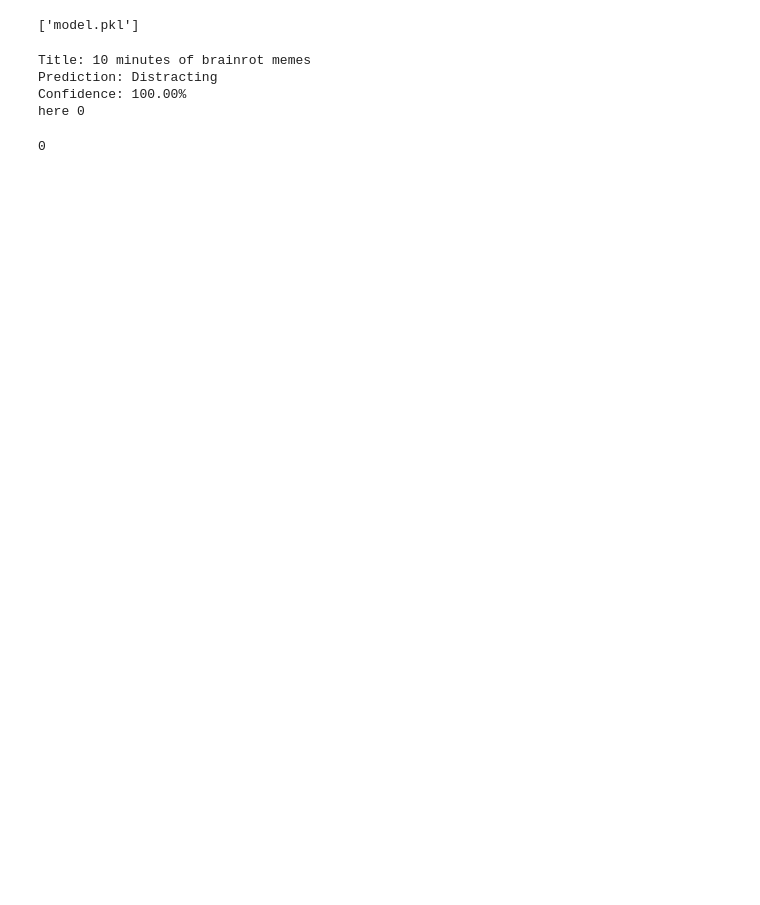
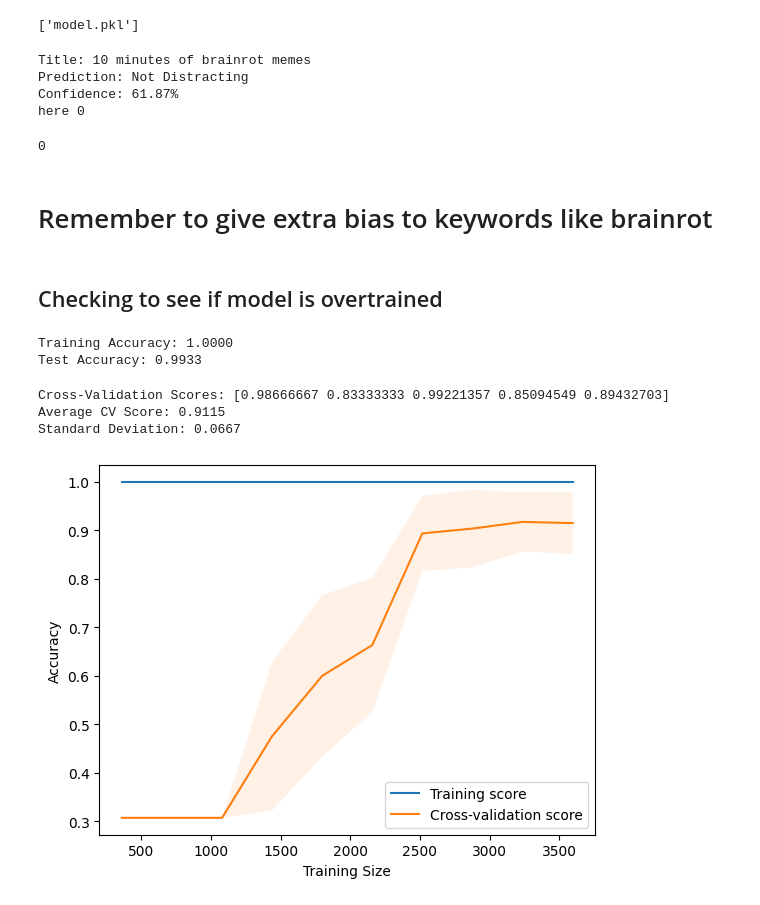
Before and after one commit to SagarNRao/less-evil-youtube, a Jupyter notebook: server/youtube_classifier.ipynb, the cells around one changed output. Drawn from its saved outputs; the diff is of its cells as text; code cells hidden in the pictures; blank space fills up the shorter version.

```diff
--- a/server/youtube_classifier.ipynb
+++ b/server/youtube_classifier.ipynb
@@ -103,25 +103,89 @@ def predict_distraction(title, description):
     probability = pipeline.predict_proba([text])[0]
 
     print(f'Title: {title}')
-    print(f'Prediction: {"Not Distracting" if prediction == 1 else "Distracting"}')
+    print(f'Prediction: {"Not Distracting" if prediction == 0 else "Distracting"}')
     print(f'Confidence: {max(probability):.2%}')
 
     print("here",prediction)
     return int(prediction)
 
-# Example usage
 predict_distraction(
-    "10 minutes of brainrot memes",
-    """Enjoy 10 Minutes Of Brainrot V4! memes, meme, memes compilation, dank memes, offensive memes, funny, funny memes, funny ..."""
+    """10 minutes of brainrot memes""",
+    """10 mintues of brainrot memes"""
 )
 
 # predict_distraction(
-#     "Calculus: Differentiating Trig Functions - Quotient & Product Rules NCERT CBSE",
-#     """Sharpen your calculus skills by learning to differentiate trigonometric functions using the quotient and product rules! This video ..."""
+#     "Mortal Kombat 1 Funny Moments - MK1",
+#     """Discover a reborn Mortal Kombat Universe created by the Fire God Liu Kang. Mortal Kombat 1 ushers in a new era of the iconic franchise with a new fighting system, game modes, and fatalities!
+# """
 # )
+
+# TODO: give extra bias to keywords like brainrot
 # %% [output]
 Title: 10 minutes of brainrot memes
-Prediction: Distracting
-Confidence: 100.00%
+Prediction: Not Distracting
+Confidence: 61.87%
 here 0
 0
+# %% [markdown]
+# Remember to give extra bias to keywords like brainrot
+# %% [markdown]
+## Checking to see if model is overtrained
+# %%
+# Predictions on training and test sets
+y_train_pred = pipeline.predict(X_train)
+y_test_pred = pipeline.predict(X_test)  # Already have this as y_pred
+
+# Accuracy scores
+from sklearn.metrics import accuracy_score
+train_accuracy = accuracy_score(y_train, y_train_pred)
+test_accuracy = accuracy_score(y_test, y_test_pred)
+
+print(f"Training Accuracy: {train_accuracy:.4f}")
+print(f"Test Accuracy: {test_accuracy:.4f}")
+# %% [output]
+Training Accuracy: 1.0000
+Test Accuracy: 0.9933
+# %%
+from sklearn.model_selection import cross_val_score
+
+# Full pipeline
+pipeline = Pipeline([
+    ('tfidf', TfidfVectorizer(max_features=5000, stop_words='english', ngram_range=(1, 2))),
+    ('clf', RandomForestClassifier(n_estimators=100, random_state=42))
+])
+
+# 5-fold cross-validation
+scores = cross_val_score(pipeline, X, y, cv=5, scoring='accuracy')
+print(f"Cross-Validation Scores: {scores}")
+print(f"Average CV Score: {scores.mean():.4f}")
+print(f"Standard Deviation: {scores.std():.4f}")
+# %% [output]
+Cross-Validation Scores: [0.98666667 0.83333333 0.99221357 0.85094549 0.89432703]
+Average CV Score: 0.9115
+Standard Deviation: 0.0667
+# %%
+from sklearn.model_selection import learning_curve
+import numpy as np
+import matplotlib.pyplot as plt
+
+train_sizes, train_scores, test_scores = learning_curve(
+    pipeline, X, y, cv=5, scoring='accuracy', n_jobs=-1,
+    train_sizes=np.linspace(0.1, 1.0, 10)
+)
+
+train_mean = np.mean(train_scores, axis=1)
+train_std = np.std(train_scores, axis=1)
+test_mean = np.mean(test_scores, axis=1)
+test_std = np.std(test_scores, axis=1)
+
+plt.plot(train_sizes, train_mean, label="Training score")
+plt.plot(train_sizes, test_mean, label="Cross-validation score")
+plt.fill_between(train_sizes, train_mean - train_std, train_mean + train_std, alpha=0.1)
+plt.fill_between(train_sizes, test_mean - test_std, test_mean + test_std, alpha=0.1)
+plt.xlabel("Training Size")
+plt.ylabel("Accuracy")
+plt.legend(loc="best")
+plt.show()
+# %% [output]
+[figure, added]
```
Also changed, not shown: parts of 5 cells of this notebook, 6 other files.
